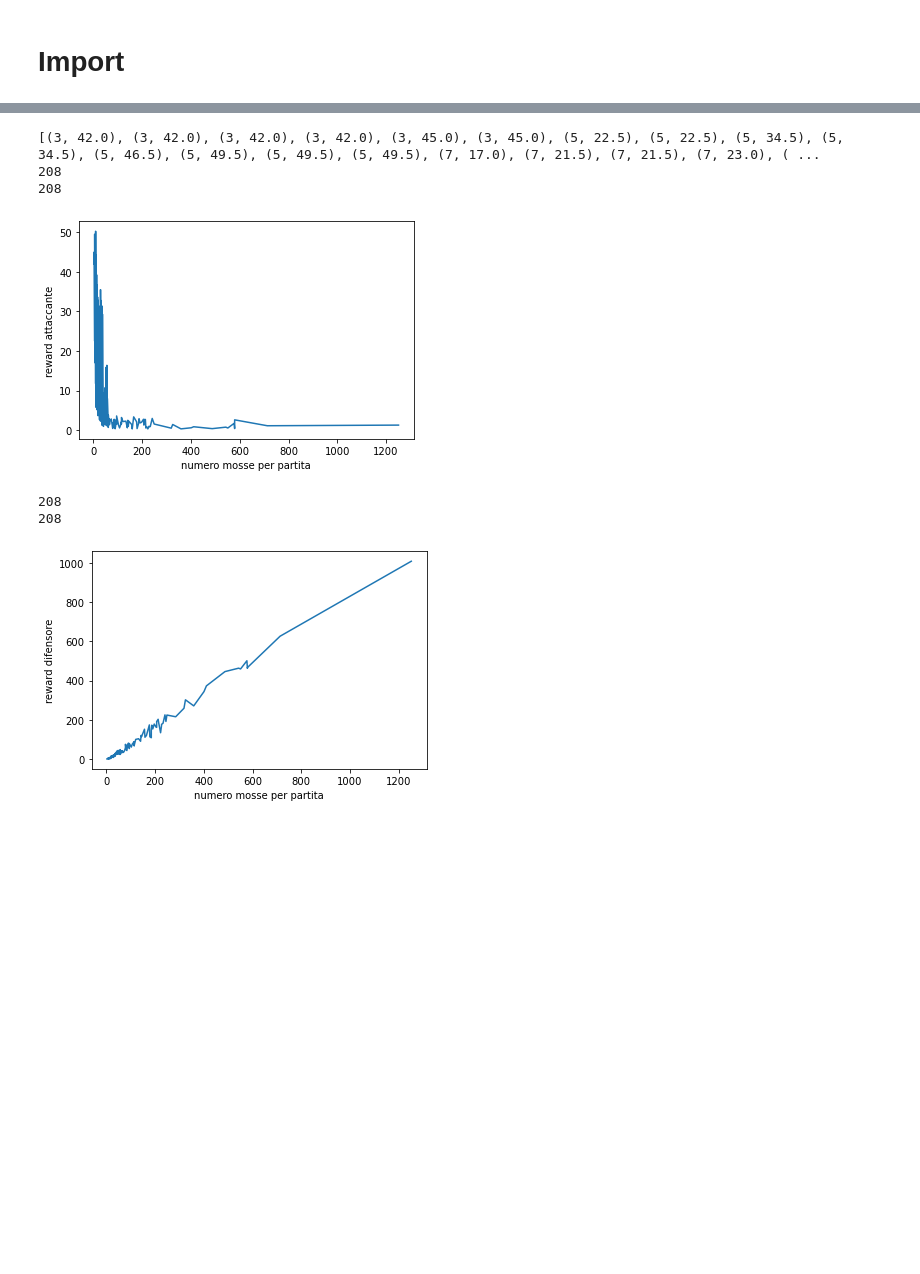
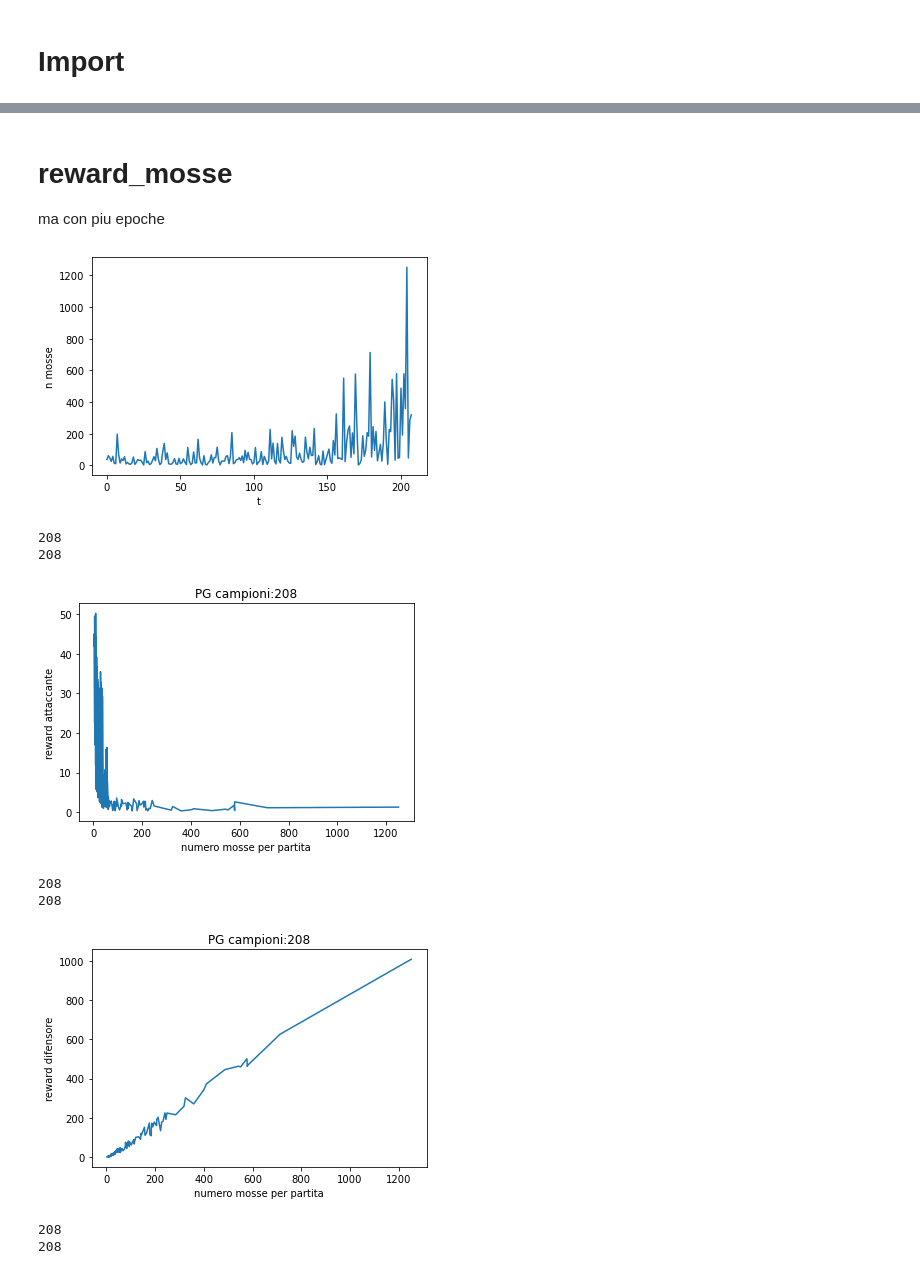
Before and after one commit to tcaiazzi/multi-agent-irs, a Jupyter notebook: tesi.ipynb, the cells around one changed output, grey strips where cells are left out. Saved outputs shown, nothing was run; the diff lists cells and outputs as text; code cells hidden in the pictures; blank space fills up the shorter version.

Commit message:
visualizzazione

```diff
--- a/tesi.ipynb
+++ b/tesi.ipynb
@@ -91,2 +99,4 @@ plt.show()
+# %% [markdown]
+# reward_mosse
+ma con piu epoche
 # %%
-import matplotlib.pyplot as plt
@@ -94,38 +104,70 @@ d ={'attaccante': [(37, 26.315960999784526), (61, 0.6823529411764704), (47, 1.96
 
 a = d['attaccante']
+x = []
+y = []
+for i in a :
+    x.append(i[0])
+plt.ylabel('n mosse')
+plt.xlabel('t')
+plt.plot(np.arange(len(x)),x)
+plt.show()
+
 x = []
 y = []
 a.sort()
 for i in a :
     x.append(i[0])
     y.append(i[1])
 print(len(x))
 print(len(y))
 plt.title('PG campioni:'+str(len(x)))
 plt.ylabel('reward attaccante')
 plt.xlabel('numero mosse per partita')
 plt.plot(x,y)
 plt.show()
 
 x = []
 y = []
 b = d['difensore']
 b.sort()
 for i in b :
     x.append(i[0])
     y.append(i[1])
 print(len(x))
 print(len(y))
 plt.title('PG campioni:'+str(len(x)))
 plt.ylabel('reward difensore')
 plt.xlabel('numero mosse per partita')
 plt.plot(x,y)
 plt.show()
+
+xA = []
+yA = []
+xB = []
+yB = []
+a.sort()
+b.sort()
+for i in range(len(a)) :
+    xA.append(a[i][1])
+    yA.append(a[i][0])
+    xB.append(b[i][1])
+    yB.append(b[i][0])
+print(len(xA))
+print(len(xB))
+plt.title('PG campioni:'+str(len(xA)))
+plt.ylabel('reward')
+plt.xlabel('numero mosse per partita')
+plt.plot(yA,xA)
+plt.plot(yB,xB)
+plt.legend(['attaccante','difensore'])
+plt.show()
 # %% [output]
+[figure, new version]
-[(3, 42.0), (3, 42.0), (3, 42.0), (3, 42.0), (3, 45.0), (3, 45.0), (5, 22.5), (5, 22.5), (5, 34.5), (5, 34.5), (5, 46.5), (5, 49.5), (5, 49.5), (5, 49.5), (7, 17.0), (7, 21.5), (7, 21.5), (7, 23.0), ( ...
 208
 208
-[figure, old version]
+[figure, new version]
 208
 208
-[figure, old version]
+[figure, added]
+208
+208
```
Also changed, not shown: parts of 9 cells of this notebook, 3 other files.
